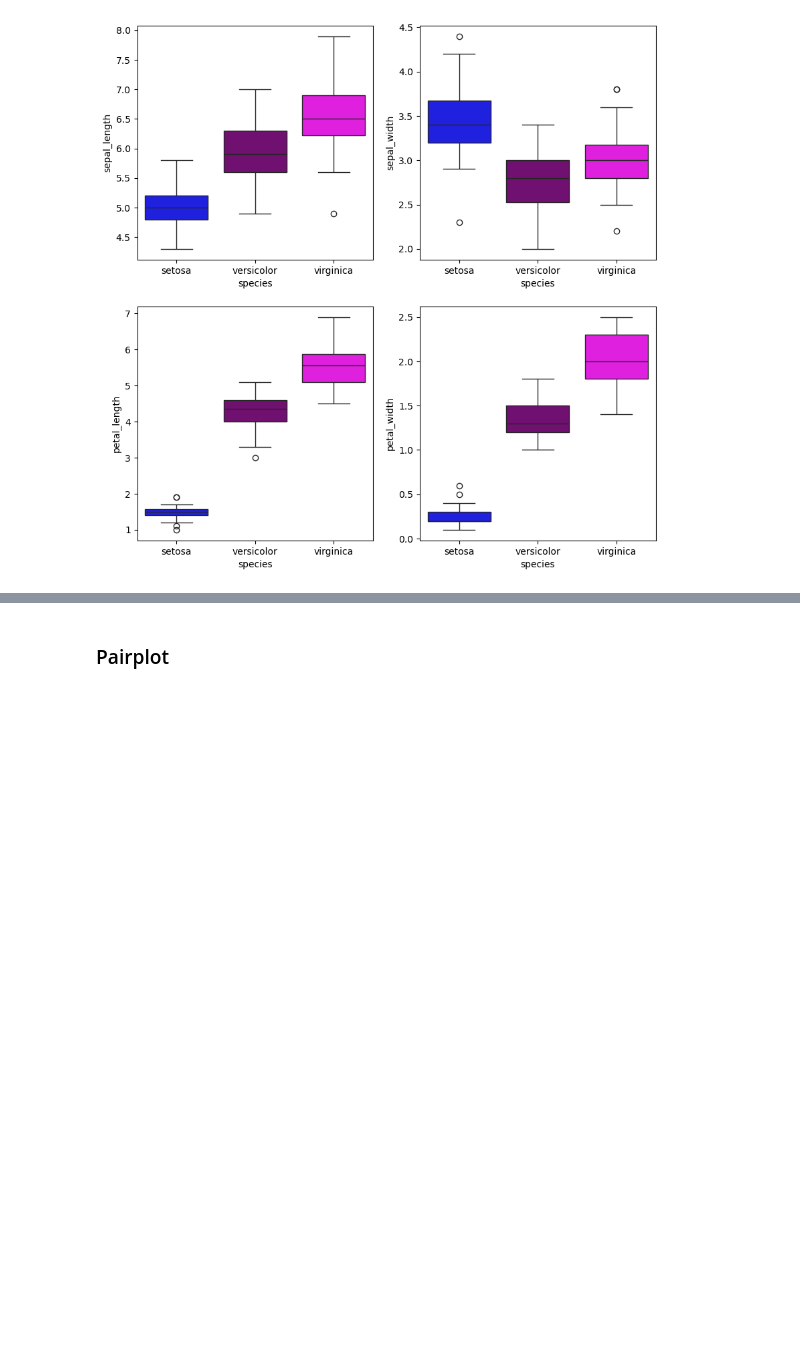
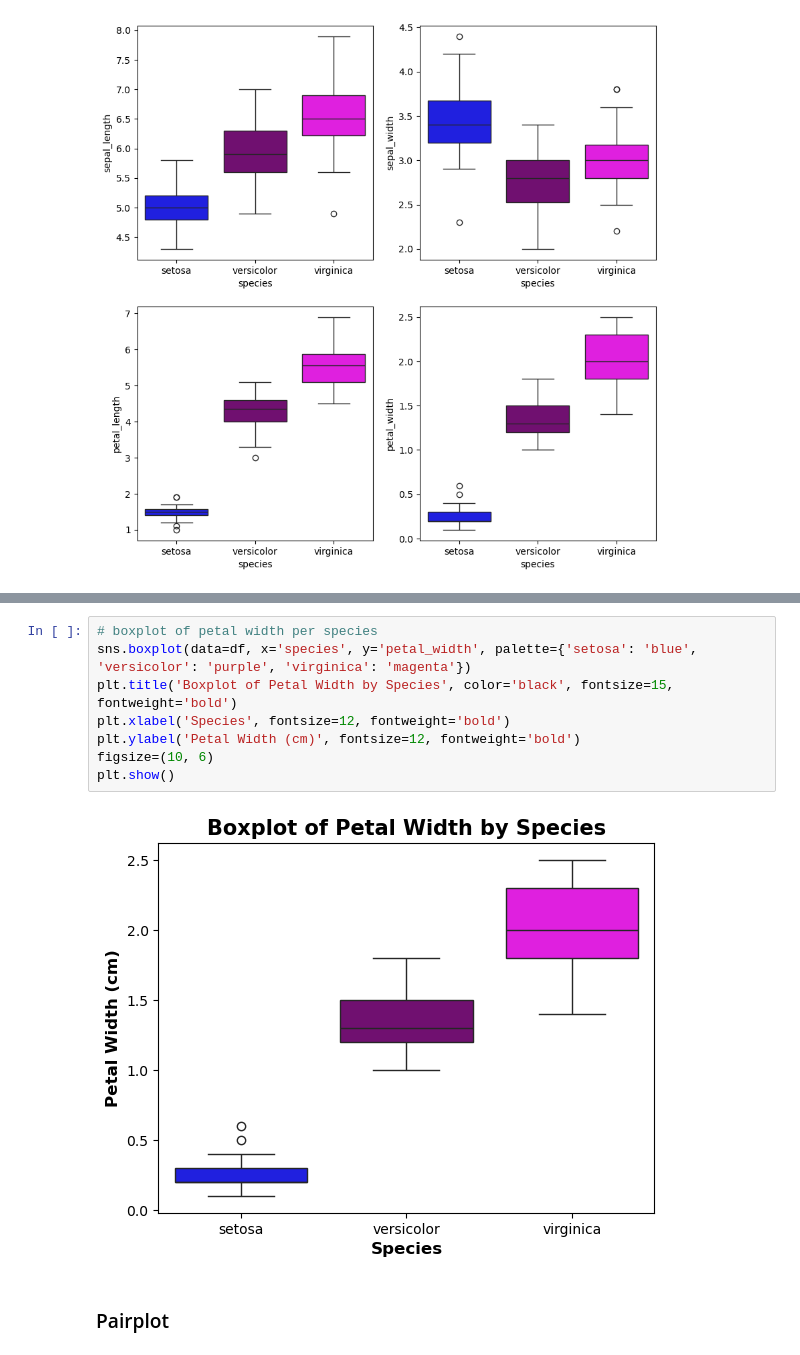
Before and after one commit to L-g00438909/pands-project, a Jupyter notebook: analysis.ipynb, the cells around one changed output, grey strips where cells are left out. Saved outputs shown, nothing was run; the diff lists cells and outputs as text; blank space fills up the shorter version.

```diff
--- a/analysis.ipynb
+++ b/analysis.ipynb
@@ -231,3 +274,13 @@ plt.show()
+# %%
+# boxplot of petal width per species
+sns.boxplot(data=df, x='species', y='petal_width', palette={'setosa': 'blue', 'versicolor': 'purple', 'virginica': 'magenta'})
+plt.title('Boxplot of Petal Width by Species', color='black', fontsize=15, fontweight='bold')
+plt.xlabel('Species', fontsize=12, fontweight='bold')
+plt.ylabel('Petal Width (cm)', fontsize=12, fontweight='bold')
+figsize=(10, 6)
+plt.show()
+# %% [output]
+[figure, added]
 # %% [markdown]
 ### Pairplot
 # %%
```
Also changed, not shown: parts of 5 cells of this notebook, 6 other files.
